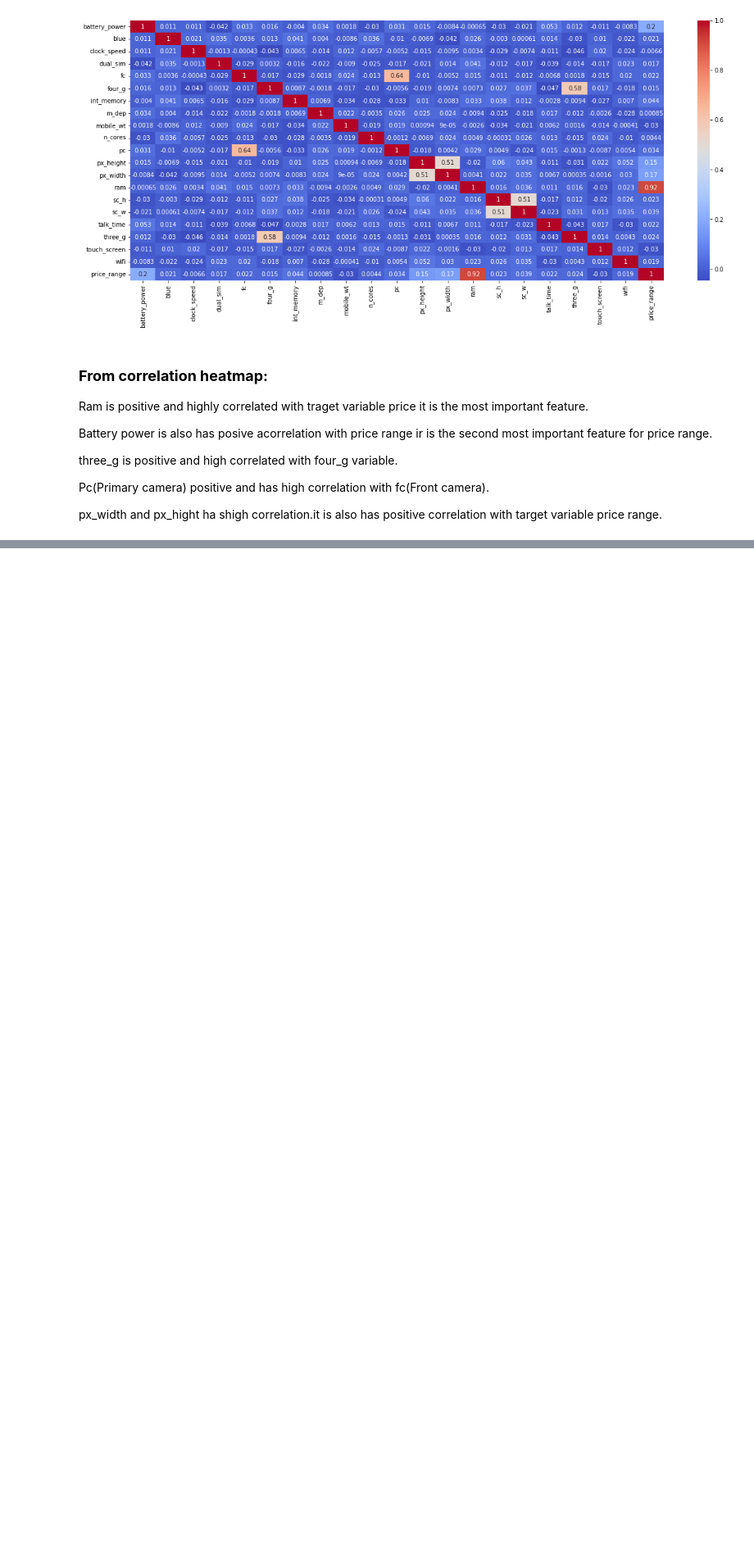
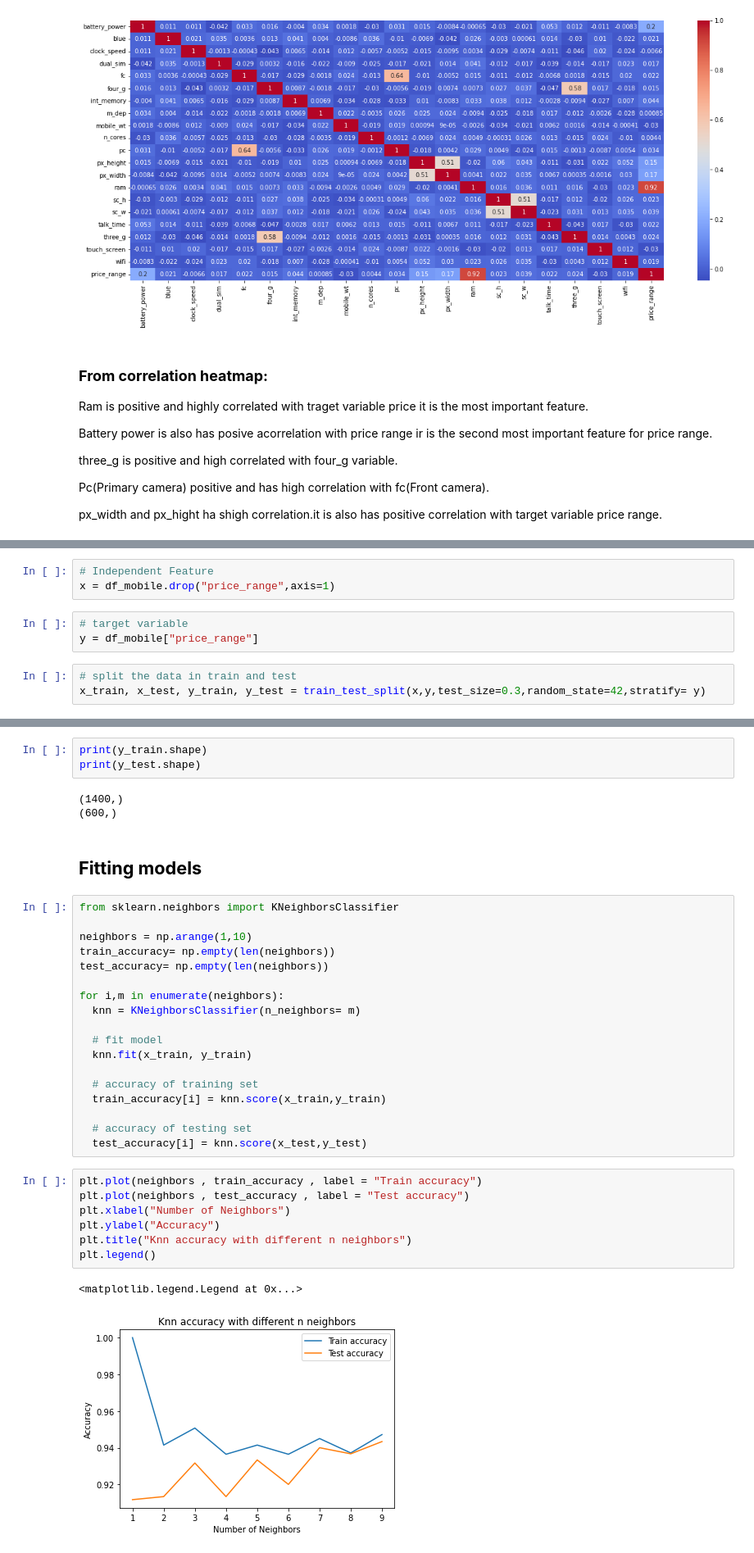
Before and after one commit to milanajudiya/Mobile_Price_Range_Prediction, a Jupyter notebook: Mobile_Price_Range_Prediction.ipynb, the cells around one changed output, grey strips where cells are left out. Shown at 82% size. Cells and saved outputs as stored; diff of their text form; blank space fills up the shorter version.

```diff
--- a/Mobile_Price_Range_Prediction.ipynb
+++ b/Mobile_Price_Range_Prediction.ipynb
@@ -354,0 +370,9 @@ px_width and px_hight ha shigh correlation.it is also has positive correlation w
+# %%
+# Independent Feature
+x = df_mobile.drop("price_range",axis=1)
+# %%
+# target variable
+y = df_mobile["price_range"]
+# %%
+# split the data in train and test
+x_train, x_test, y_train, y_test = train_test_split(x,y,test_size=0.3,random_state=42,stratify= y)
@@ -354,0 +385,36 @@ px_width and px_hight ha shigh correlation.it is also has positive correlation w
+# %%
+print(y_train.shape)
+print(y_test.shape)
+# %% [output]
+(1400,)
+(600,)
+# %% [markdown]
+## **Fitting models**
+# %%
+from sklearn.neighbors import KNeighborsClassifier
+
+neighbors = np.arange(1,10)
+train_accuracy= np.empty(len(neighbors))
+test_accuracy= np.empty(len(neighbors))
+
+for i,m in enumerate(neighbors):
+  knn = KNeighborsClassifier(n_neighbors= m)
+
+  # fit model
+  knn.fit(x_train, y_train)
+
+  # accuracy of training set
+  train_accuracy[i] = knn.score(x_train,y_train)
+
+  # accuracy of testing set
+  test_accuracy[i] = knn.score(x_test,y_test)
+# %%
+plt.plot(neighbors , train_accuracy , label = "Train accuracy")
+plt.plot(neighbors , test_accuracy , label = "Test accuracy")
+plt.xlabel("Number of Neighbors")
+plt.ylabel("Accuracy")
+plt.title("Knn accuracy with different n neighbors")
+plt.legend()
+# %% [output]
+<matplotlib.legend.Legend at 0x...>
+[figure, added]
```
Also changed, not shown: parts of 49 cells of this notebook.
